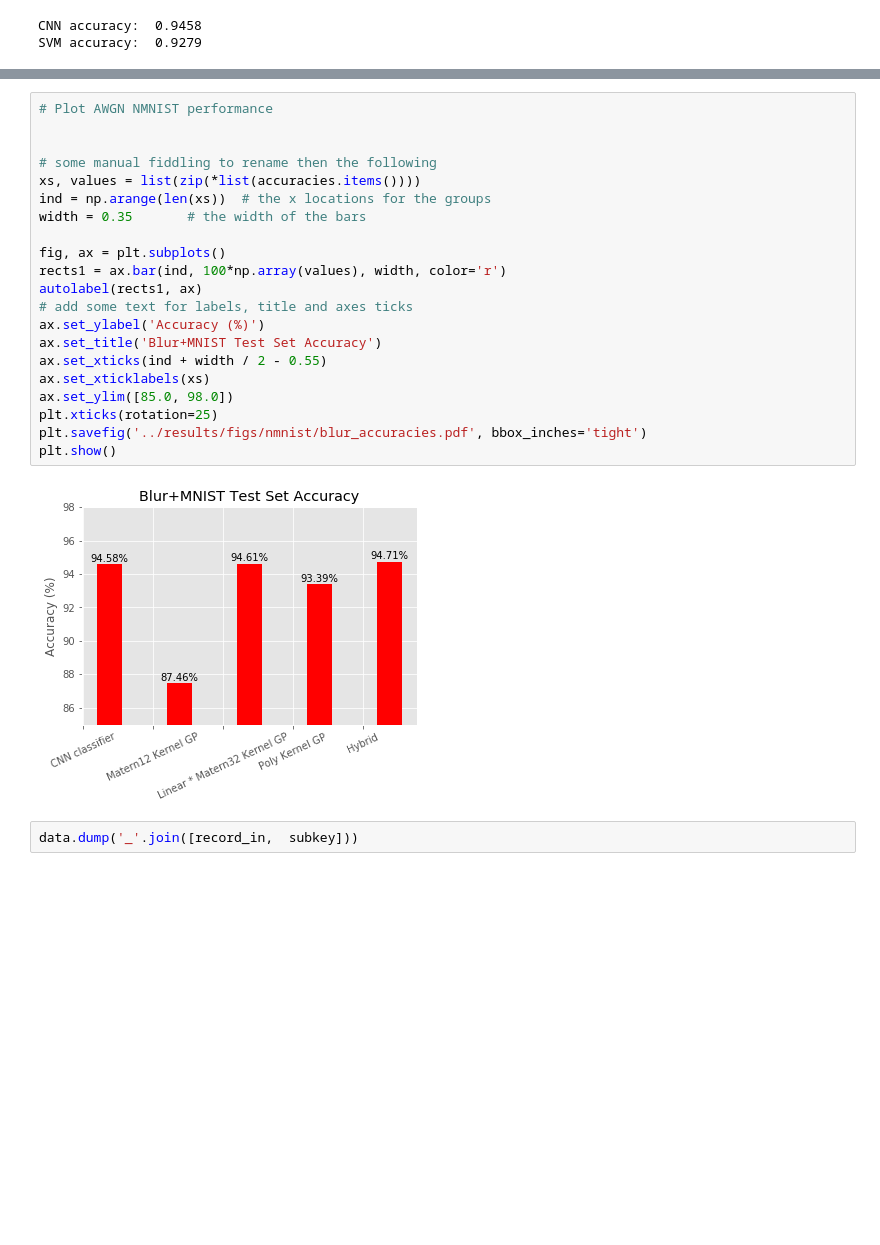
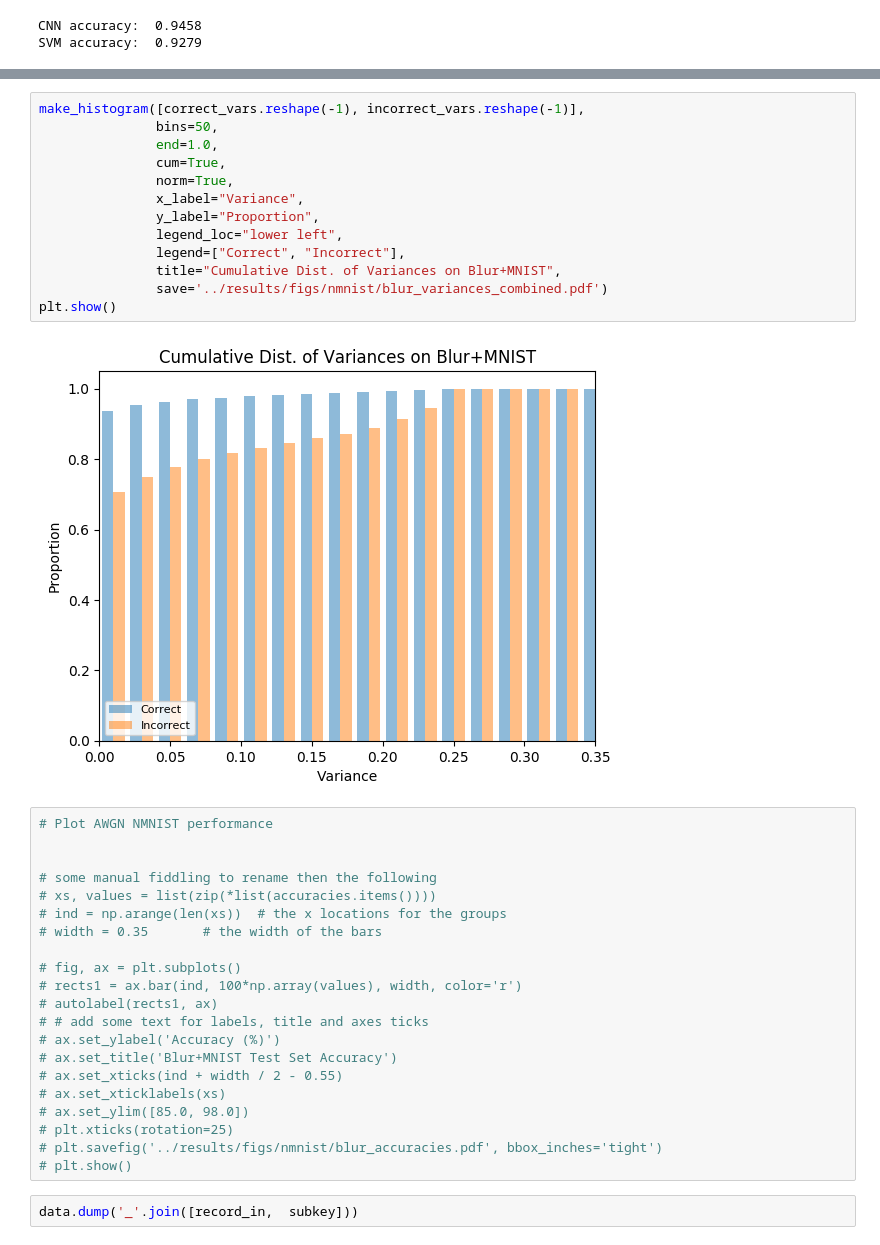
Before and after one commit to flyingsilverfin/CNN_GP_MNIST, a Jupyter notebook: src/Evaluation.ipynb, the cells around one changed output, grey strips where cells are left out. Drawn from its saved outputs; the diff is of its cells as text; blank space fills up the shorter version.

```diff
--- a/src/Evaluation.ipynb
+++ b/src/Evaluation.ipynb
@@ -803,26 +815,39 @@ Loading GP model from file ../models/gp/Linear * Matern32 Kernel GP_model.npy
+# %%
+make_histogram([correct_vars.reshape(-1), incorrect_vars.reshape(-1)],
+               bins=50,
+               end=1.0,
+               cum=True,
+               norm=True,
+               x_label="Variance",
+               y_label="Proportion",
+               legend_loc="lower left",
+               legend=["Correct", "Incorrect"],
+               title="Cumulative Dist. of Variances on Blur+MNIST",
+               save='../results/figs/nmnist/blur_variances_combined.pdf')
+plt.show()
+# %% [output]
+[figure, added]
 # %%
 # Plot AWGN NMNIST performance
 
 
 # some manual fiddling to rename then the following
-xs, values = list(zip(*list(accuracies.items())))
-ind = np.arange(len(xs))  # the x locations for the groups
-width = 0.35       # the width of the bars
+# xs, values = list(zip(*list(accuracies.items())))
+# ind = np.arange(len(xs))  # the x locations for the groups
+# width = 0.35       # the width of the bars
 
-fig, ax = plt.subplots()
-rects1 = ax.bar(ind, 100*np.array(values), width, color='r')
-autolabel(rects1, ax)
-# add some text for labels, title and axes ticks
-ax.set_ylabel('Accuracy (%)')
-ax.set_title('Blur+MNIST Test Set Accuracy')
-ax.set_xticks(ind + width / 2 - 0.55)
-ax.set_xticklabels(xs)
-ax.set_ylim([85.0, 98.0])
-plt.xticks(rotation=25)
-plt.savefig('../results/figs/nmnist/blur_accuracies.pdf', bbox_inches='tight')
-plt.show()
+# fig, ax = plt.subplots()
+# rects1 = ax.bar(ind, 100*np.array(values), width, color='r')
+# autolabel(rects1, ax)
+# # add some text for labels, title and axes ticks
+# ax.set_ylabel('Accuracy (%)')
+# ax.set_title('Blur+MNIST Test Set Accuracy')
+# ax.set_xticks(ind + width / 2 - 0.55)
+# ax.set_xticklabels(xs)
+# ax.set_ylim([85.0, 98.0])
+# plt.xticks(rotation=25)
+# plt.savefig('../results/figs/nmnist/blur_accuracies.pdf', bbox_inches='tight')
+# plt.show()
-# %% [output]
-[figure, removed]
 # %%
 data.dump('_'.join([record_in,  subkey]))
 # %% [output]
```
Also changed, not shown: parts of 25 cells of this notebook, 29 other files.
